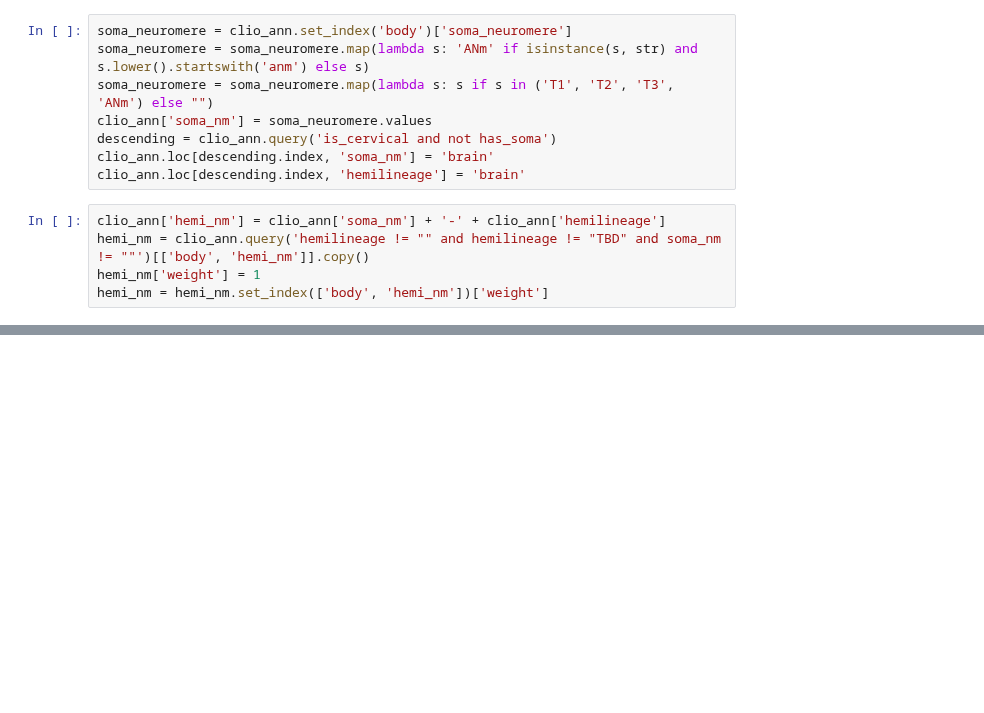
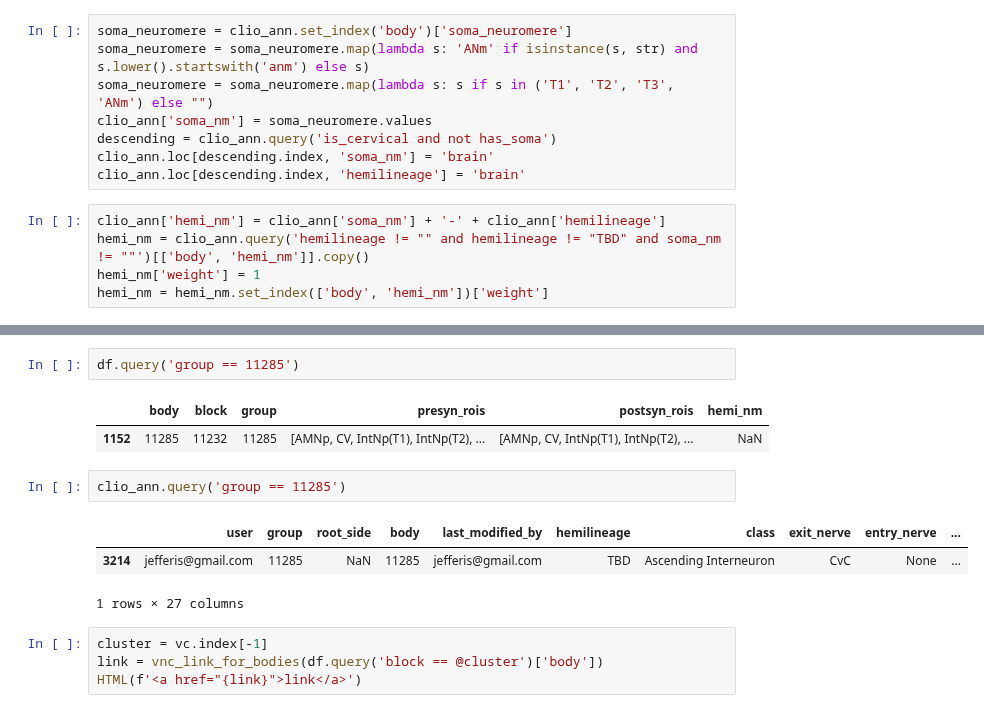
Before and after one commit to janelia-flyem/neuclease, a Jupyter notebook: notebooks/vnc-sbm-clustering.ipynb, the cells around one changed output, grey strips where cells are left out. Drawn from its saved outputs; the diff is of its cells as text; blank space fills up the shorter version.

```diff
--- a/notebooks/vnc-sbm-clustering.ipynb
+++ b/notebooks/vnc-sbm-clustering.ipynb
@@ -221,3 +554,18 @@ vc.hvplot.barh()
+# %%
+df.query('group == 11285')
+# %% [output]
+|  | body | block | group | presyn_rois | postsyn_rois | hemi_nm |
+| 1152 | 11285 | 11232 | 11285 | [AMNp, CV, IntNp(T1), IntNp(T2), ... | [AMNp, CV, IntNp(T1), IntNp(T2), ... | NaN |
+# %%
+clio_ann.query('group == 11285')
+# %% [output]
+|  | user | group | root_side | body | last_modified_by | hemilineage | class | exit_nerve | entry_nerve | ... |
+| 3214 | jefferis@gmail.com | 11285 | NaN | 11285 | jefferis@gmail.com | TBD | Ascending Interneuron | CvC | None | ... |
+1 rows × 27 columns
+# %%
+cluster = vc.index[-1]
+link = vnc_link_for_bodies(df.query('block == @cluster')['body'])
+HTML(f'<a href="{link}">link</a>')
 # %%
 vc
 # %% [output]
```
Also changed, not shown: parts of 78 cells of this notebook, 1 other file.
